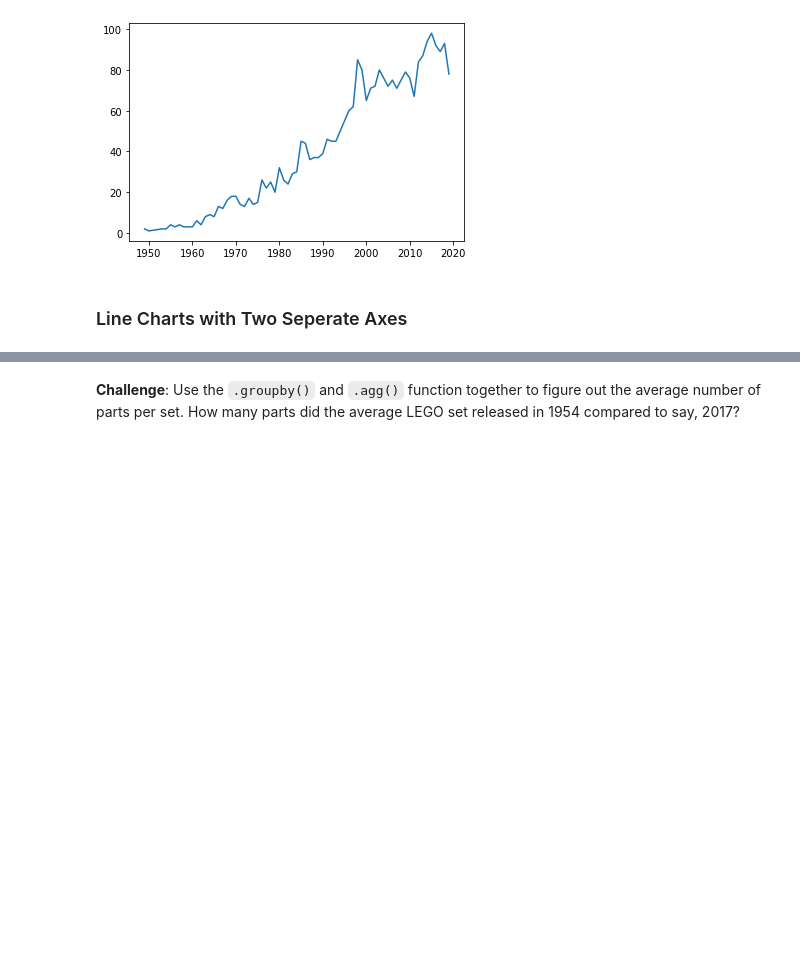
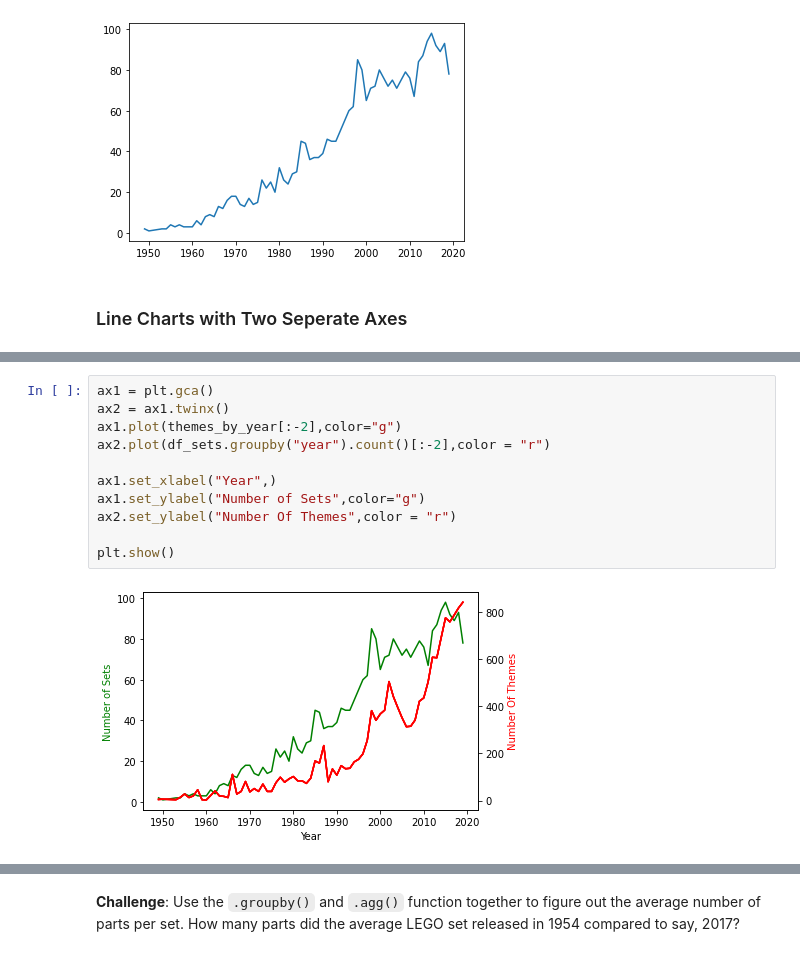
Before and after one commit to Erimsaholut/dataScience, a Jupyter notebook: exercises/udemy-angelaYu/LEGO Data (start)/Lego_Analysis_for_Course_(start).ipynb, the cells around one changed output, grey strips where cells are left out. Cells and saved outputs as stored; diff of their text form; blank space fills up the shorter version.

```diff
--- a/exercises/udemy-angelaYu/LEGO Data (start)/Lego_Analysis_for_Course_(start).ipynb
+++ b/exercises/udemy-angelaYu/LEGO Data (start)/Lego_Analysis_for_Course_(start).ipynb
@@ -204,0 +180,13 @@ plt.plot(df_sets.groupby("year").count())
+# %%
+ax1 = plt.gca()
+ax2 = ax1.twinx()
+ax1.plot(themes_by_year[:-2],color="g")
+ax2.plot(df_sets.groupby("year").count()[:-2],color = "r")
+
+ax1.set_xlabel("Year",)
+ax1.set_ylabel("Number of Sets",color="g")
+ax2.set_ylabel("Number Of Themes",color = "r")
+
+plt.show()
+# %% [output]
+[figure, added]
```
Also changed, not shown: parts of 16 cells of this notebook.
